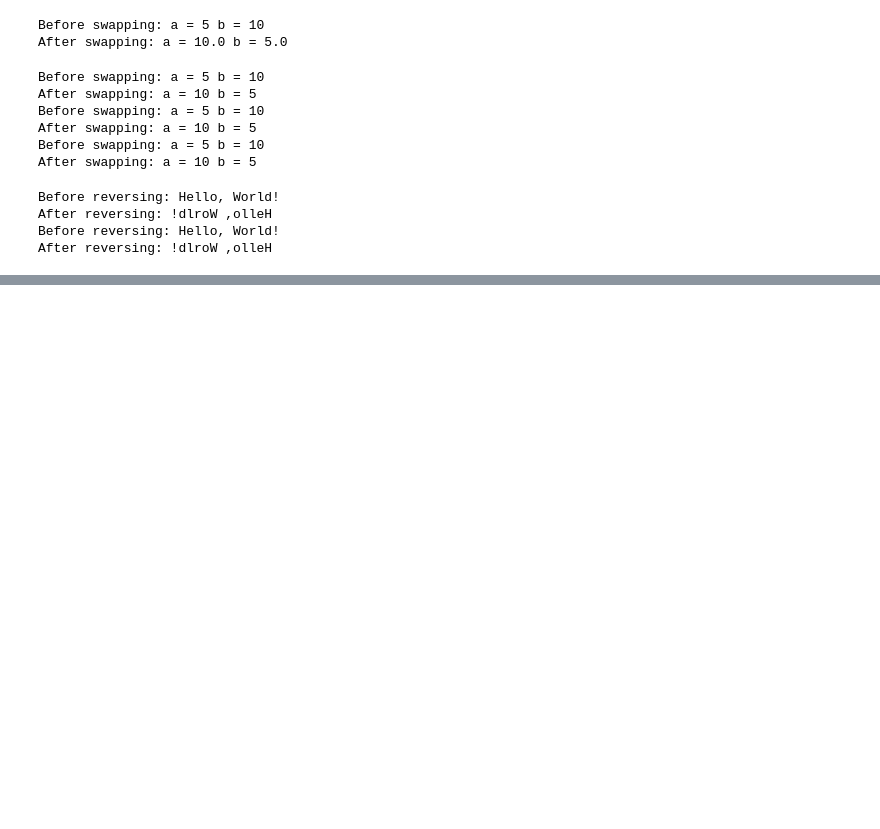
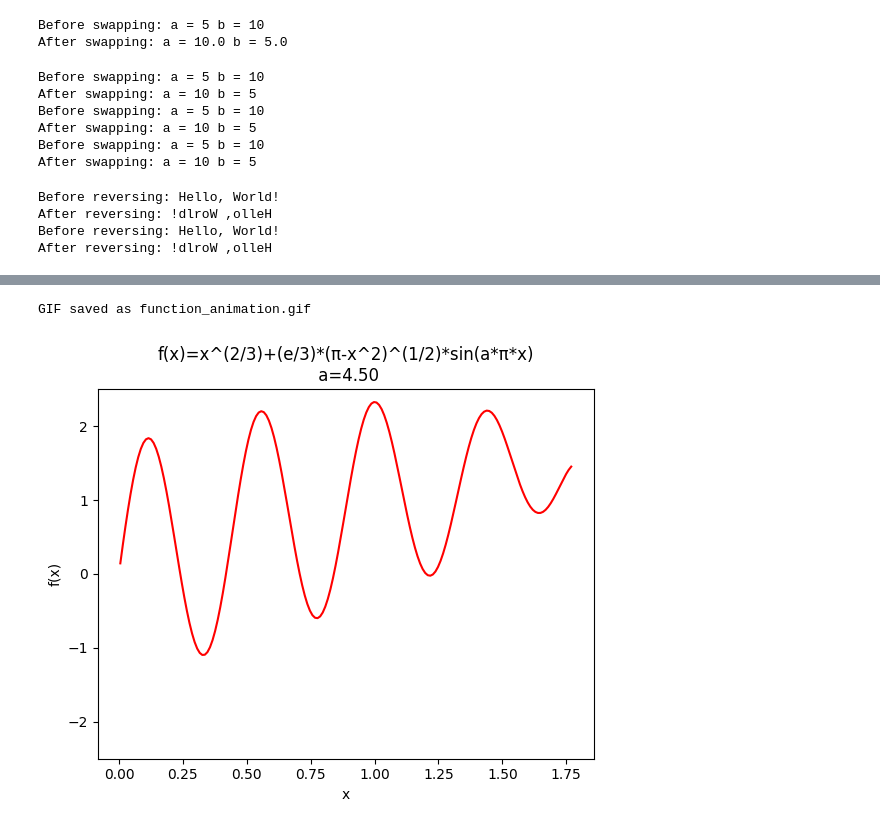
Before and after one commit to Pukar99/DataScienceAZ, a Jupyter notebook: Module 1 - Fundamentals of Analysis of Data/1.3 Python/Practice Question/Interview.ipynb, the cells around one changed output, grey strips where cells are left out. Drawn from its saved outputs; the diff is of its cells as text; code cells hidden in the pictures; blank space fills up the shorter version.

```diff
--- a/Module 1 - Fundamentals of Analysis of Data/1.3 Python/Practice Question/Interview.ipynb
+++ b/Module 1 - Fundamentals of Analysis of Data/1.3 Python/Practice Question/Interview.ipynb
@@ -112,0 +116,43 @@ myfunc(1, 2, 3, name="John", age=25)
+# %%
+import numpy as np
+import matplotlib.pyplot as plt
+import imageio
+
+# Define the function f(x)
+def f(x, a):
+    return x**(2/3) + (np.e/3)*(np.pi - x**2)**(1/2) * np.sin(a * np.pi * x)
+
+# Generate the x values
+x = np.linspace(-2, 2, 400)
+
+# Create a list to store frames
+frames = []
+
+# Create a range of 'a' values to show the animation effect
+a_values = np.linspace(-4.5, 4.5)
+
+for a in a_values:
+    # Clear the figure
+    plt.clf()
+
+    # Plot the function
+    y = f(x, a)
+    plt.plot(x, y, color='red')
+    plt.title(f'f(x)=x^(2/3)+(e/3)*(π-x^2)^(1/2)*sin(a*π*x)\n a={a:.2f}')
+    plt.xlabel('x')
+    plt.ylabel('f(x)')
+    plt.ylim(-2.5, 2.5)
+
+    # Save the current figure as an image
+    plt.savefig('frame.png')
+
+    # Read the image and append to the frames list
+    frames.append(imageio.imread('frame.png'))
+
+# Save the frames as a GIF
+imageio.mimsave('function_animation.gif', frames, fps=10)
+
+print('GIF saved as function_animation.gif')
+# %% [output]
+GIF saved as function_animation.gif
+[figure, added]
```
Also changed, not shown: parts of 2 cells of this notebook, 2 other files.
